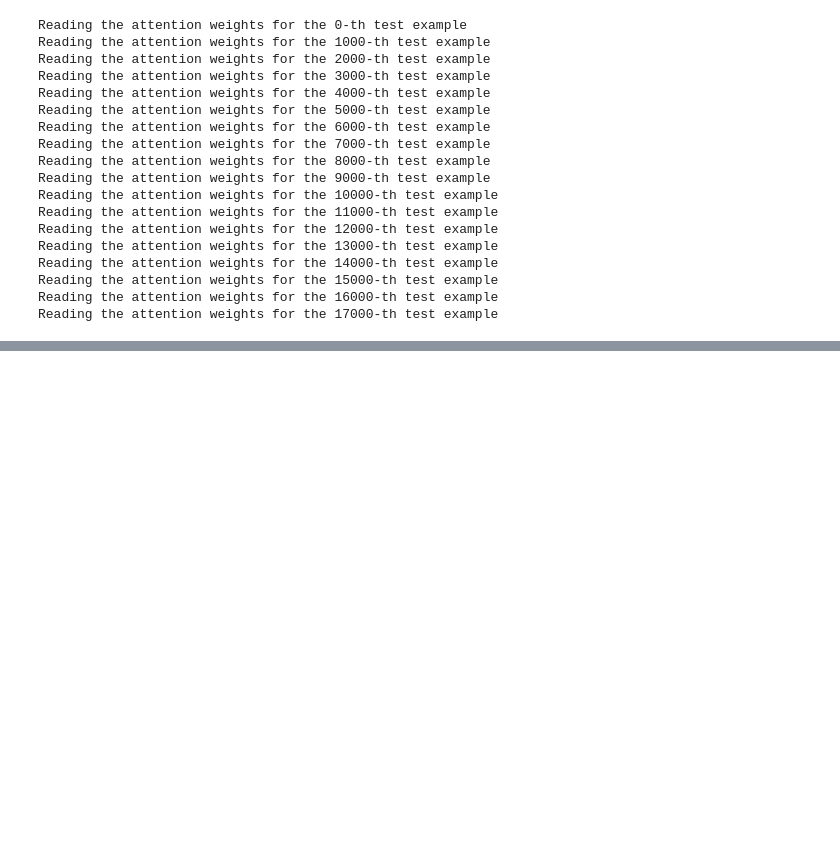
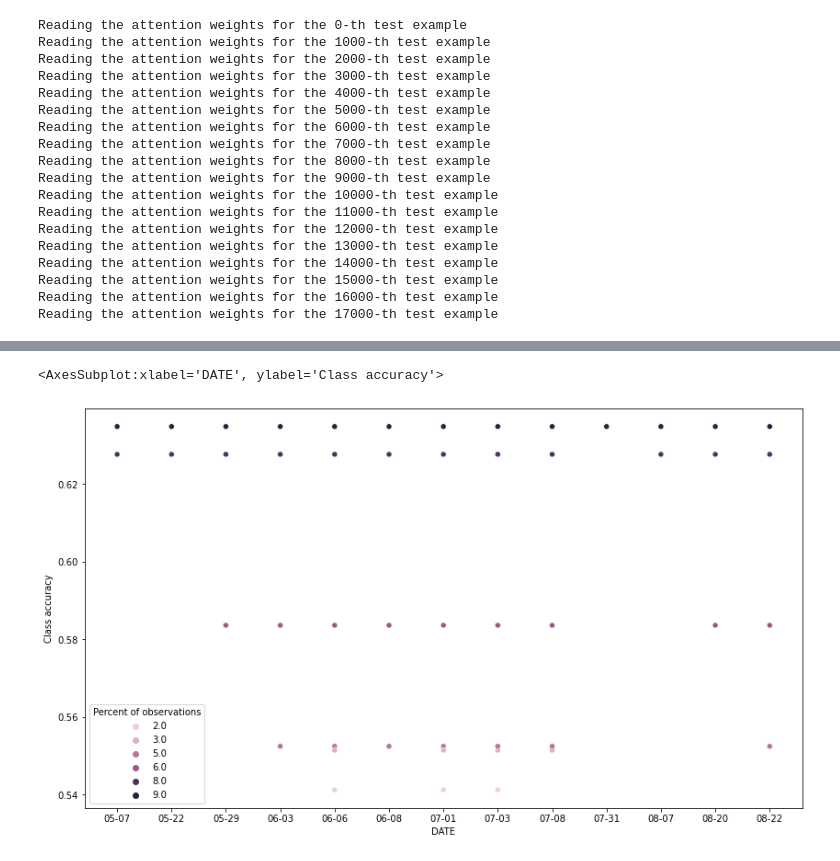
Before and after one commit to IvicaObadic/crop-type-classification-explainability, a Jupyter notebook: notebooks/attention_key_dates_selector.ipynb, the cells around one changed output, grey strips where cells are left out. Cells and saved outputs as stored; diff of their text form; code cells hidden in the pictures; blank space fills up the shorter version.

```diff
--- a/notebooks/attention_key_dates_selector.ipynb
+++ b/notebooks/attention_key_dates_selector.ipynb
@@ -118,4 +96,8 @@ perc_dates_results
 # %%
-most_important_dates_for_percentage_scores = get_most_important_dates_for_percentage_scores([2, 3, 4, 5, 6, 10], perc_dates_results, avg_attention_per_obs_acq_date_orig_model)
-fig, axs = plt.subplots(figsize=(8, 5))
+perc_dates_avg_results = perc_dates_results.groupby(["Percent of observations"]).agg("mean").reset_index()
+most_important_dates_for_percentage_scores = get_most_important_dates_for_percentage_scores([2, 3, 5, 6, 7, 8, 9], perc_dates_avg_results, avg_attention_per_obs_acq_date_orig_model)
+fig, axs = plt.subplots(figsize=(14, 8))
 sns.scatterplot(data=most_important_dates_for_percentage_scores, x="DATE", y='Class accuracy', hue="Percent of observations", ax=axs)
+# %% [output]
+<AxesSubplot:xlabel='DATE', ylabel='Class accuracy'>
+[figure, added]
```
Also changed, not shown: parts of 2 cells of this notebook, 5 other files.
